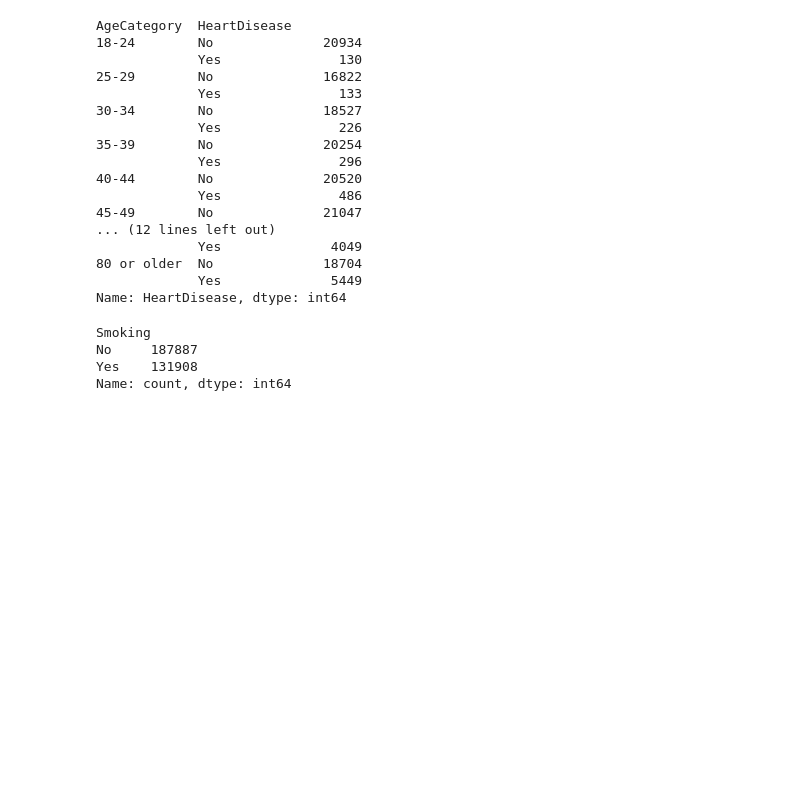
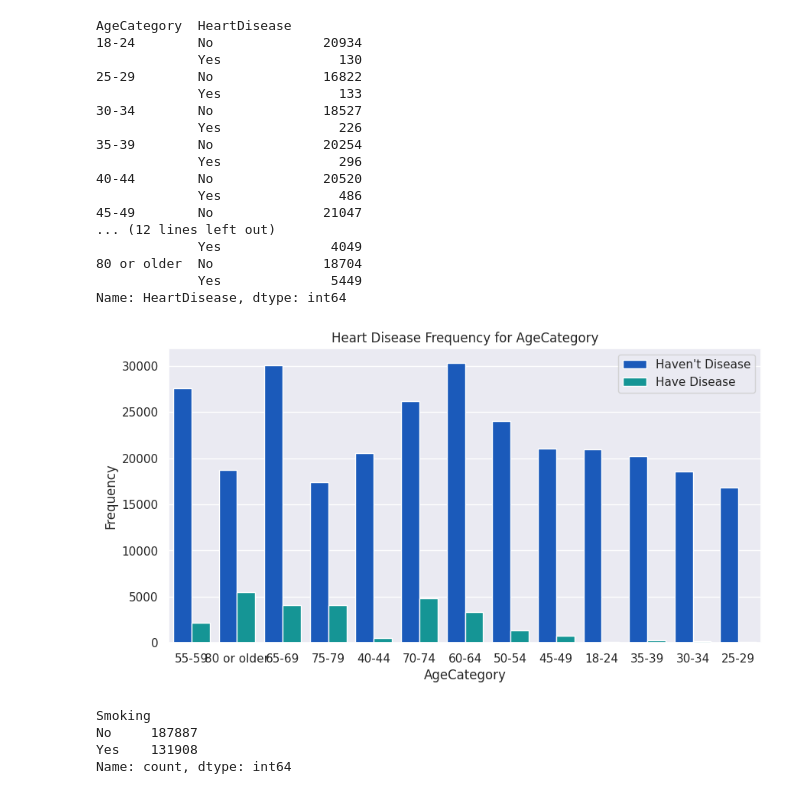
Before and after one commit to abo7adeed/Data_Science_Project, a Jupyter notebook: heart-diseases.ipynb, the cells around one changed output. Saved outputs shown, nothing was run; the diff lists cells and outputs as text; code cells hidden in the pictures; blank space fills up the shorter version.

```diff
--- a/heart-diseases.ipynb
+++ b/heart-diseases.ipynb
@@ -216,6 +267,17 @@ AgeCategory  HeartDisease
 80 or older  No              18704
              Yes              5449
 Name: HeartDisease, dtype: int64
+# %%
+#show Heart Disease Frequency for AgeCategory
+plt.figure(figsize=(10,5))
+sns.countplot(x='AgeCategory', data=data, hue='HeartDisease',palette="winter")
+plt.title('Heart Disease Frequency for AgeCategory')
+plt.xlabel('AgeCategory')
+plt.legend(["Haven't Disease", "Have Disease"])
+plt.ylabel('Frequency')
+plt.show()
+# %% [output]
+[figure, added]
 # %%
 #the count of people Smoking
 data['Smoking'].value_counts()
```
Also changed, not shown: parts of 16 cells of this notebook.
